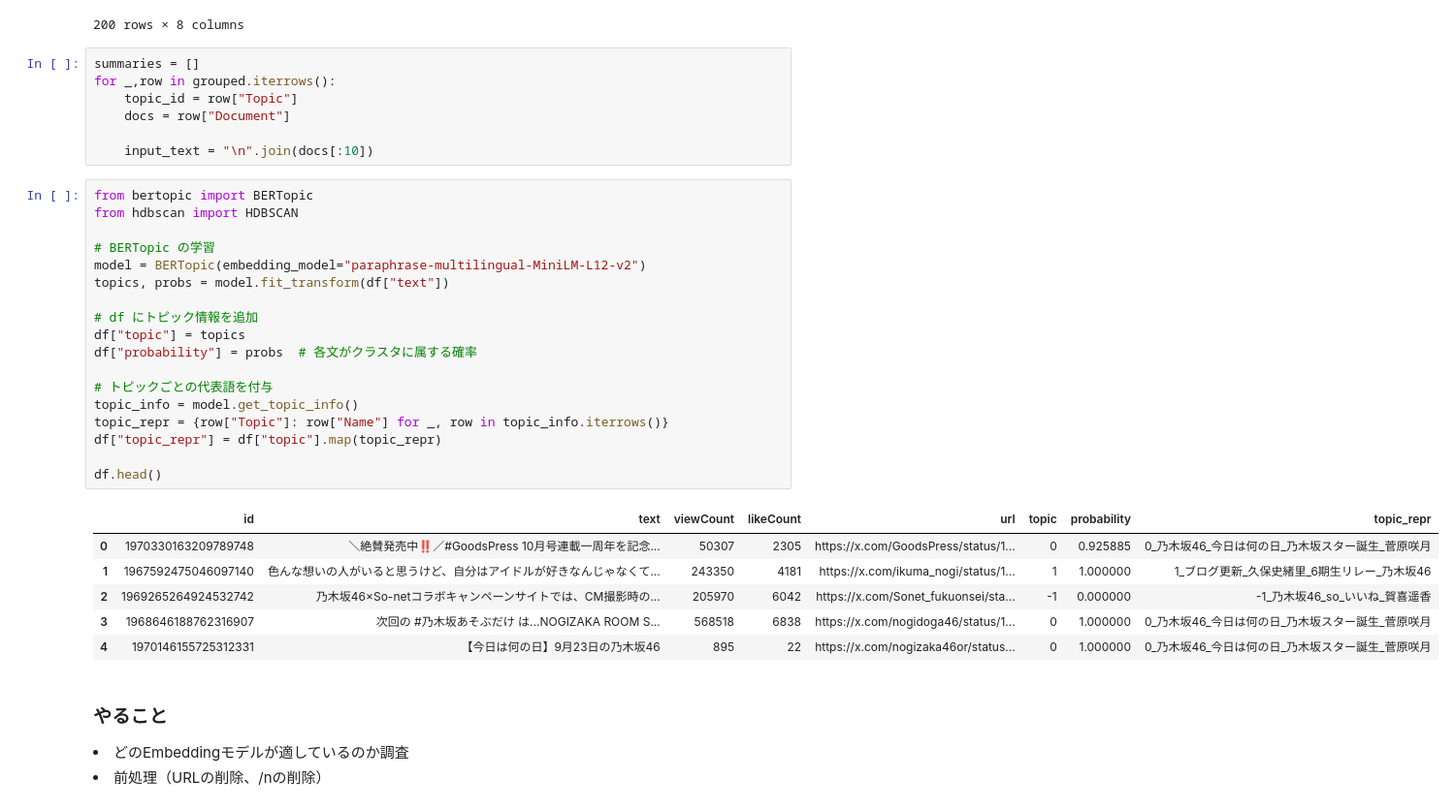
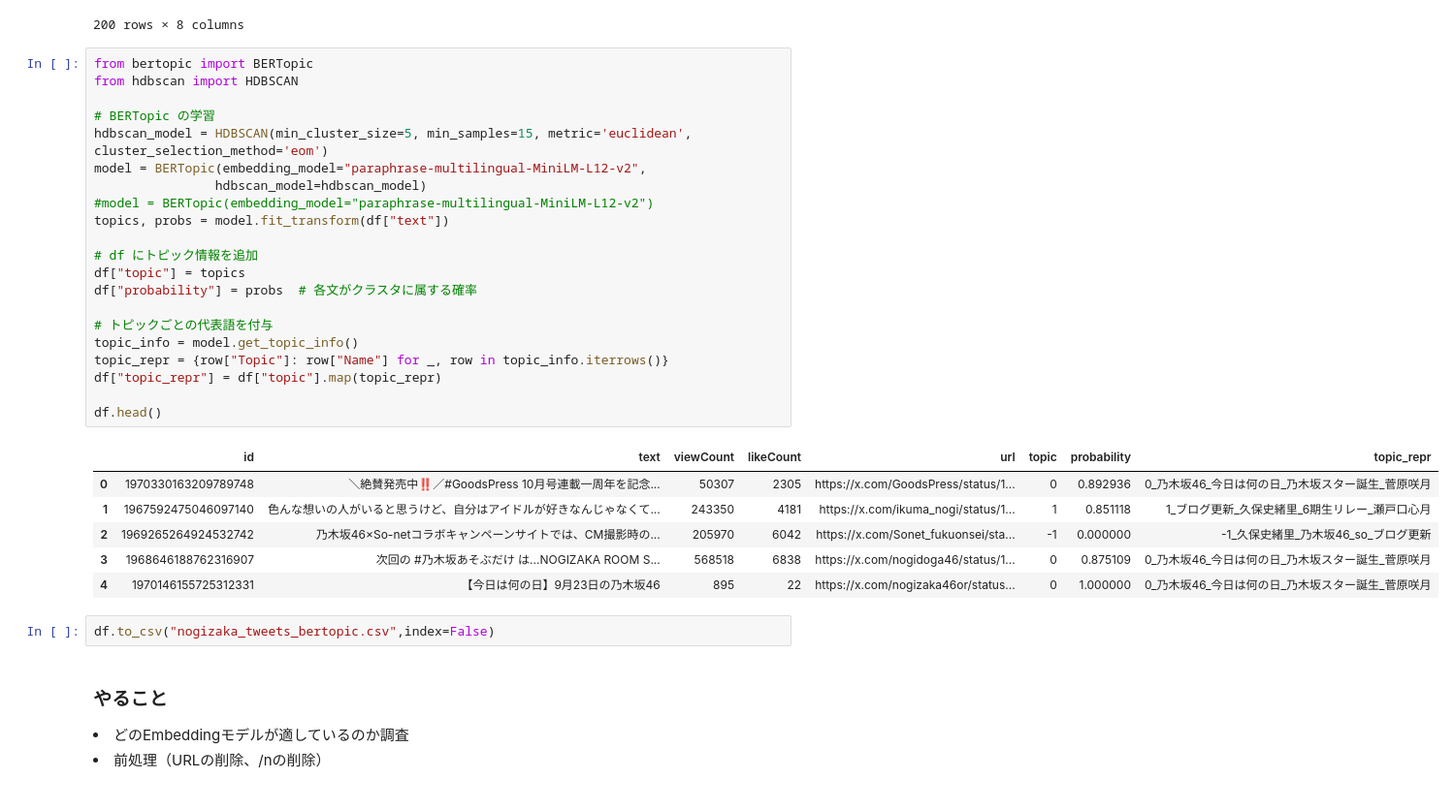
Before and after one commit to badorisu0555/nogi_tweet, a Jupyter notebook: nogizaka_tweet_categorize.ipynb, the cells around one changed output. Shown at 97% size. Cells and saved outputs as stored; diff of their text form.

Commit message:
1021 git topic

```diff
--- a/nogizaka_tweet_categorize.ipynb
+++ b/nogizaka_tweet_categorize.ipynb
@@ -91,38 +82,36 @@ df_topic_doc
 | 198 | 『6th Anniversary 乃木坂46時間TV』を忘れない画像 | 0 | 0_乃木坂46_今日は何の日_乃木坂スター誕生_菅原咲月 | [乃木坂46, 今日は何の日, 乃木坂スター誕生, 菅原咲月, 5... | [【乃木坂46💜5期生】新・乃木坂スター誕生！『 金八先生から 贈... | 乃木坂46 - 今日は何の日 - 乃木坂スター誕生 - 菅原咲月 ... | 0.928823 | ... |
 | 199 | (このような番組を作ってくれたことに大感謝なのは前提として)わざわ... | 1 | 1_ブログ更新_久保史緒里_6期生リレー_乃木坂46 | [ブログ更新, 久保史緒里, 6期生リレー, 乃木坂46, 瀬戸口... | [【ブログ更新 久保史緒里】 光のような、夏でした , 【ブログ更... | ブログ更新 - 久保史緒里 - 6期生リレー - 乃木坂46 - ... | 1.000000 | ... |
 200 rows × 8 columns
-# %%
-summaries = []
-for _,row in grouped.iterrows():
-    topic_id = row["Topic"]
-    docs = row["Document"]
-
-    input_text = "\n".join(docs[:10])
 # %%
 from bertopic import BERTopic
 from hdbscan import HDBSCAN
 
 # BERTopic の学習
-model = BERTopic(embedding_model="paraphrase-multilingual-MiniLM-L12-v2")
+hdbscan_model = HDBSCAN(min_cluster_size=5, min_samples=15, metric='euclidean', cluster_selection_method='eom')
+model = BERTopic(embedding_model="paraphrase-multilingual-MiniLM-L12-v2",
+                hdbscan_model=hdbscan_model)
+#model = BERTopic(embedding_model="paraphrase-multilingual-MiniLM-L12-v2")
 topics, probs = model.fit_transform(df["text"])
 
 # df にトピック情報を追加
 df["topic"] = topics
 df["probability"] = probs  # 各文がクラスタに属する確率
 
 # トピックごとの代表語を付与
 topic_info = model.get_topic_info()
 topic_repr = {row["Topic"]: row["Name"] for _, row in topic_info.iterrows()}
 df["topic_repr"] = df["topic"].map(topic_repr)
 
 df.head()
 # %% [output]
 |  | id | text | viewCount | likeCount | url | topic | probability | topic_repr |
-| 0 | 1970330163209789748 | ＼絶賛発売中‼️／#GoodsPress 10月号連載一周年を記念... | 50307 | 2305 | https://x.com/GoodsPress/status/1... | 0 | 0.925885 | 0_乃木坂46_今日は何の日_乃木坂スター誕生_菅原咲月 |
-| 1 | 1967592475046097140 | 色んな想いの人がいると思うけど、自分はアイドルが好きなんじゃなくて... | 243350 | 4181 | https://x.com/ikuma_nogi/status/1... | 1 | 1.000000 | 1_ブログ更新_久保史緒里_6期生リレー_乃木坂46 |
-| 2 | 1969265264924532742 | 乃木坂46×So-netコラボキャンペーンサイトでは、CM撮影時の... | 205970 | 6042 | https://x.com/Sonet_fukuonsei/sta... | -1 | 0.000000 | -1_乃木坂46_so_いいね_賀喜遥香 |
-| 3 | 1968646188762316907 | 次回の #乃木坂あそぶだけ は...NOGIZAKA ROOM S... | 568518 | 6838 | https://x.com/nogidoga46/status/1... | 0 | 1.000000 | 0_乃木坂46_今日は何の日_乃木坂スター誕生_菅原咲月 |
+| 0 | 1970330163209789748 | ＼絶賛発売中‼️／#GoodsPress 10月号連載一周年を記念... | 50307 | 2305 | https://x.com/GoodsPress/status/1... | 0 | 0.892936 | 0_乃木坂46_今日は何の日_乃木坂スター誕生_菅原咲月 |
+| 1 | 1967592475046097140 | 色んな想いの人がいると思うけど、自分はアイドルが好きなんじゃなくて... | 243350 | 4181 | https://x.com/ikuma_nogi/status/1... | 1 | 0.851118 | 1_ブログ更新_久保史緒里_6期生リレー_瀬戸口心月 |
+| 2 | 1969265264924532742 | 乃木坂46×So-netコラボキャンペーンサイトでは、CM撮影時の... | 205970 | 6042 | https://x.com/Sonet_fukuonsei/sta... | -1 | 0.000000 | -1_久保史緒里_乃木坂46_so_ブログ更新 |
+| 3 | 1968646188762316907 | 次回の #乃木坂あそぶだけ は...NOGIZAKA ROOM S... | 568518 | 6838 | https://x.com/nogidoga46/status/1... | 0 | 0.875109 | 0_乃木坂46_今日は何の日_乃木坂スター誕生_菅原咲月 |
 | 4 | 1970146155725312331 | 【今日は何の日】9月23日の乃木坂46 | 895 | 22 | https://x.com/nogizaka46or/status... | 0 | 1.000000 | 0_乃木坂46_今日は何の日_乃木坂スター誕生_菅原咲月 |
+# %%
+df.to_csv("nogizaka_tweets_bertopic.csv",index=False)
 # %% [markdown]
 ### やること
 <li>どのEmbeddingモデルが適しているのか調査</li>
```
Also changed, not shown: parts of 2 cells of this notebook, 1 other file.
